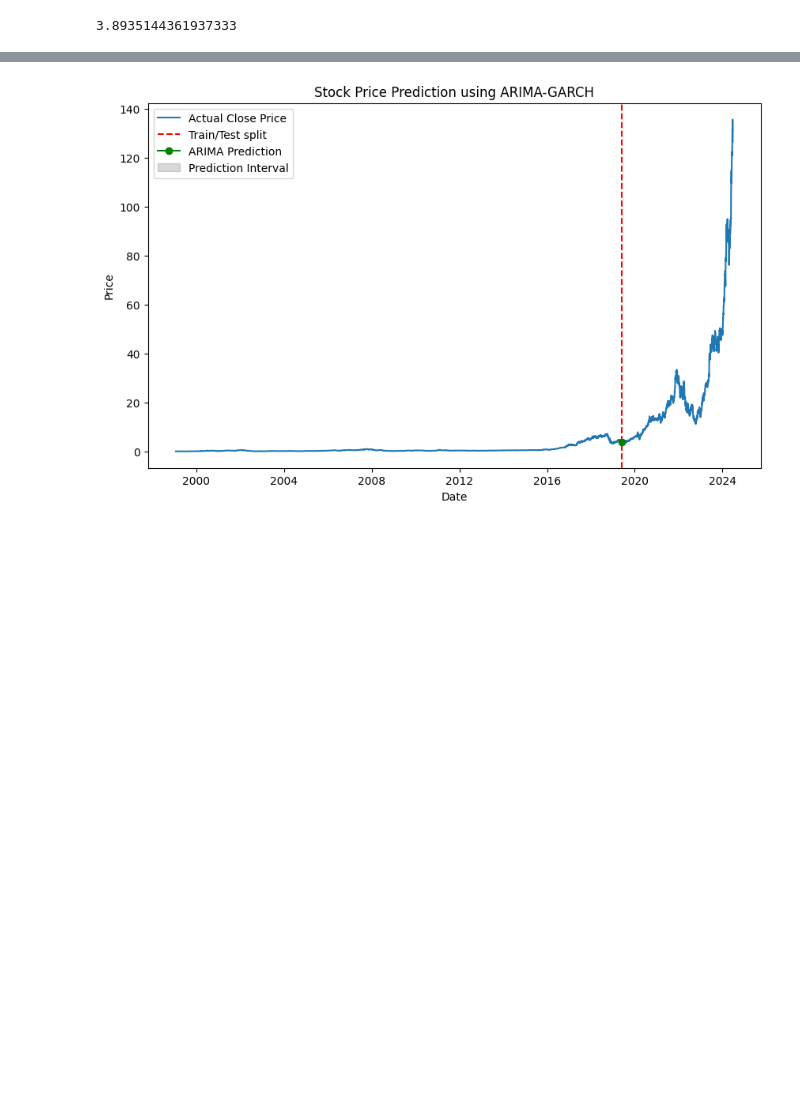
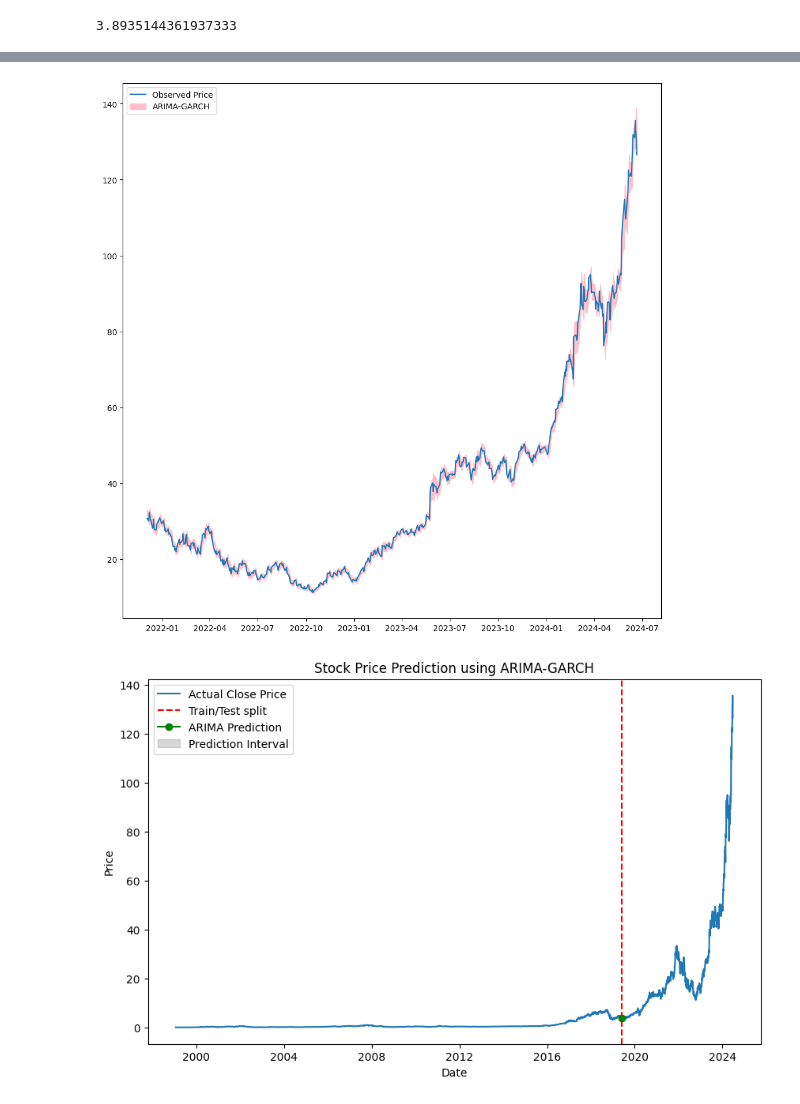
Before and after one commit to stoyhris/MoonVIDIA, a Jupyter notebook: arima-garch.ipynb, the cells around one changed output, grey strips where cells are left out. Cells and saved outputs as stored; diff of their text form; code cells hidden in the pictures; blank space fills up the shorter version.

```diff
--- a/arima-garch.ipynb
+++ b/arima-garch.ipynb
@@ -313,7 +312,7 @@ Tried order: (4, 4, 3) with MSE: 0.15036466034468052
 Tried order: (4, 4, 4) with MSE: 0.15036466034468052
 Best ARIMA order: (1, 1, 2) with MSE: 0.15036466034468052
 # %%
-model_arima = ARIMA(train['Close'], order=(5,1,0))
+model_arima = ARIMA(train['Close'], order=(1,1,2))
 model_arima_fit = model_arima.fit()
 
 arima_pred = model_arima_fit.forecast(steps=1)
@@ -403,3 +611,14 @@ KeyboardInterrupt:
+# %%
+plt.figure(figsize=(12, 12))
+plt.plot(test.index, test['Close'], label='Observed Price')
+#plt.plot(forecast_df.index, forecast_df['Predictions'], label='Predictions', color='r')
+#plt.plot(forecast_df.index, forecast_df['Lower Bound'], label='Predictions', color='r')
+#plt.plot(forecast_df.index, forecast_df['Upper Bound'], label='Predictions', color='r')
+plt.fill_between(forecast_df.index, forecast_df['Lower Bound'], forecast_df['Upper Bound'], color='pink', alpha=1, label="ARIMA-GARCH")
+plt.legend(loc='upper left')
+plt.show()
+# %% [output]
+[figure, added]
 # %%
 plt.figure(figsize=(10, 6))
 plt.plot(df['Close'], label='Actual Close Price')
```
Also changed, not shown: parts of 14 cells of this notebook.
